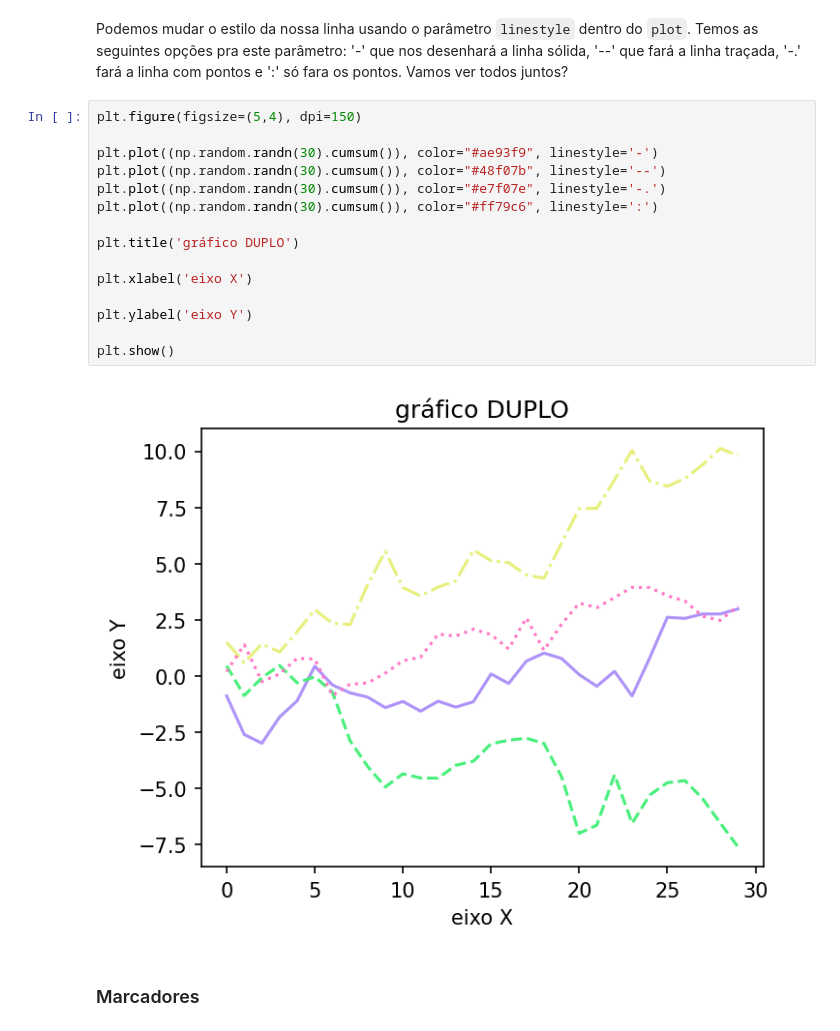
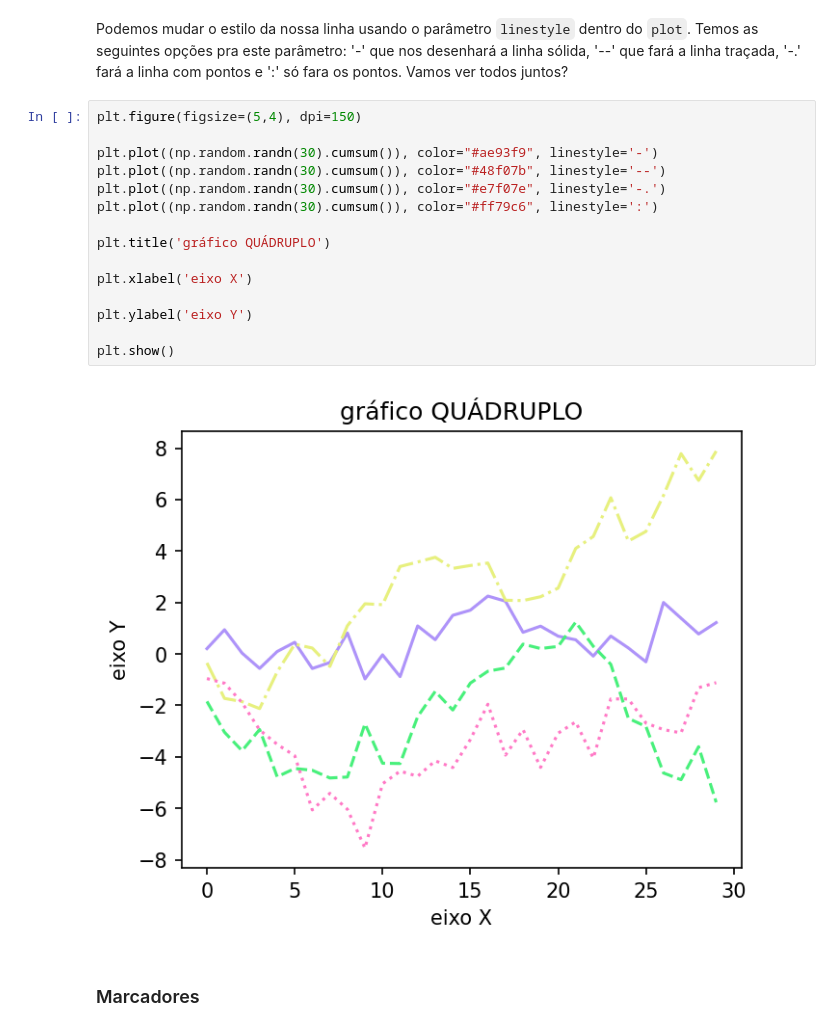
Before and after one commit to heitorhenriques/MiniCurso, a Jupyter notebook: Aula 4/Aula4.ipynb, the cells around one changed output. Saved outputs shown, nothing was run; the diff lists cells and outputs as text.

```diff
--- a/Aula 4/Aula4.ipynb
+++ b/Aula 4/Aula4.ipynb
@@ -165,20 +165,20 @@ Podemos mudar o estilo da nossa linha usando o parâmetro `linestyle` dentro do
 # %%
 plt.figure(figsize=(5,4), dpi=150)
 
 plt.plot((np.random.randn(30).cumsum()), color="#ae93f9", linestyle='-')
 plt.plot((np.random.randn(30).cumsum()), color="#48f07b", linestyle='--')
 plt.plot((np.random.randn(30).cumsum()), color="#e7f07e", linestyle='-.')
 plt.plot((np.random.randn(30).cumsum()), color="#ff79c6", linestyle=':')
 
-plt.title('gráfico DUPLO')
+plt.title('gráfico QUÁDRUPLO')
 
 plt.xlabel('eixo X')
 
 plt.ylabel('eixo Y')
 
 plt.show()
 # %% [output]
-[figure, old version]
+[figure, new version]
 # %% [markdown]
 ### Marcadores
 # %% [markdown]
```
Also changed, not shown: parts of 43 cells of this notebook, 1 other file.
